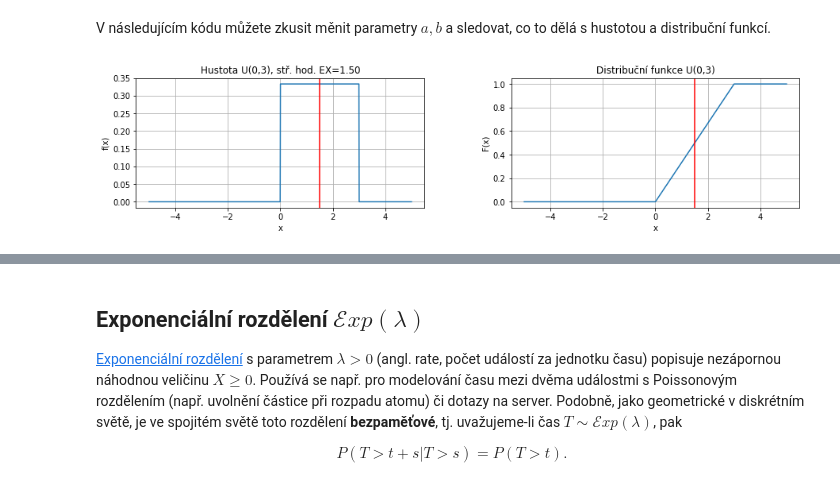
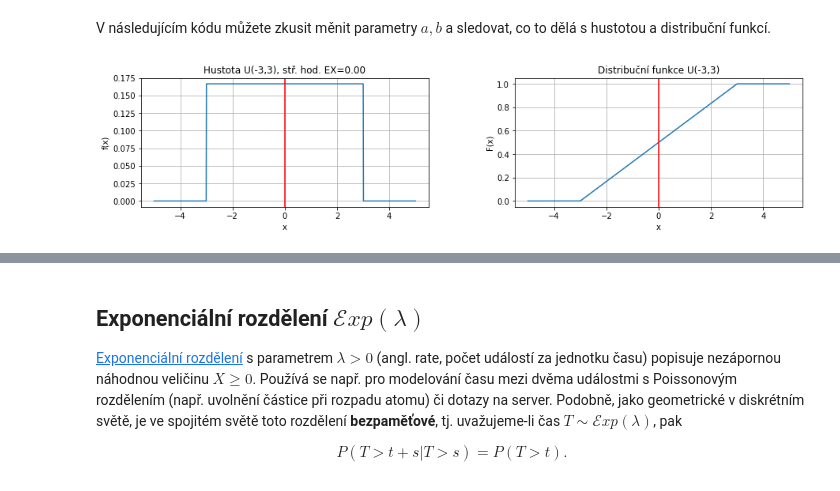
Before and after one commit to kamil-dedecius/mameradipst, a Jupyter notebook: Nahodna_velicina_spojita.ipynb, the cells around one changed output, grey strips where cells are left out. Cells and saved outputs as stored; diff of their text form; code cells hidden in the pictures.

```diff
--- a/Nahodna_velicina_spojita.ipynb
+++ b/Nahodna_velicina_spojita.ipynb
@@ -170,26 +170,26 @@ $$
 # %% [markdown]
 V následujícím kódu můžete zkusit měnit parametry $a, b$ a sledovat, co to dělá s hustotou a distribuční funkcí.
 # %%
-a, b = (0, 3)   ### Zkuste měnit
+a, b = (-3, 3)   ### Zkuste měnit
 
 scale = np.abs(b-a)
 x = np.linspace(-5, 5, 1000)
 plt.figure(figsize=(15,3))
 plt.subplot(1,2,1)
 plt.plot(x, uniform.pdf(x, a, scale=scale))
 plt.axvline(uniform.mean(a, scale=scale), color='r')
 plt.title('Hustota U({0},{1}), stř. hod. EX={2:.2f}'.format(a, b, uniform.mean(a,scale=scale)))
 plt.xlabel('x')
 plt.ylabel('f(x)')
 plt.subplot(1,2,2)
 plt.plot(x, uniform.cdf(x, a, scale=scale))
 plt.axvline(uniform.mean(a, scale=scale), color='r')
 plt.title('Distribuční funkce U({0},{1})'.format(a, b))
 plt.xlabel('x')
 plt.ylabel('F(x)')
 plt.show()
 # %% [output]
-[figure, old version]
+[figure, new version]
 # %% [markdown]
 ### Aplikace
 Uvažujme, že máme odhadnout Ludolfovo číslo $\pi=3.1415\ldots$ náhodným vzorkováním (metodou Monte Carlo :). Vezmeme si k tomu pár faktů:
```
Also changed, not shown: parts of 7 cells of this notebook.
